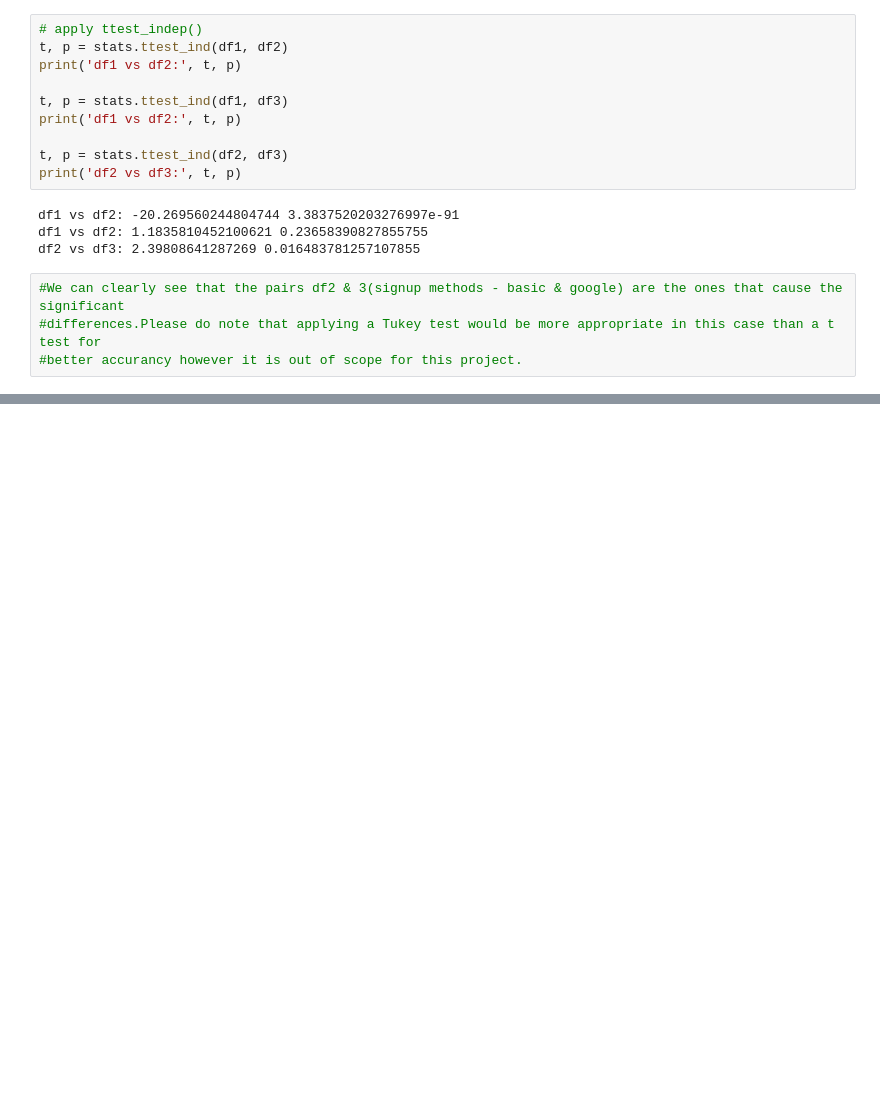
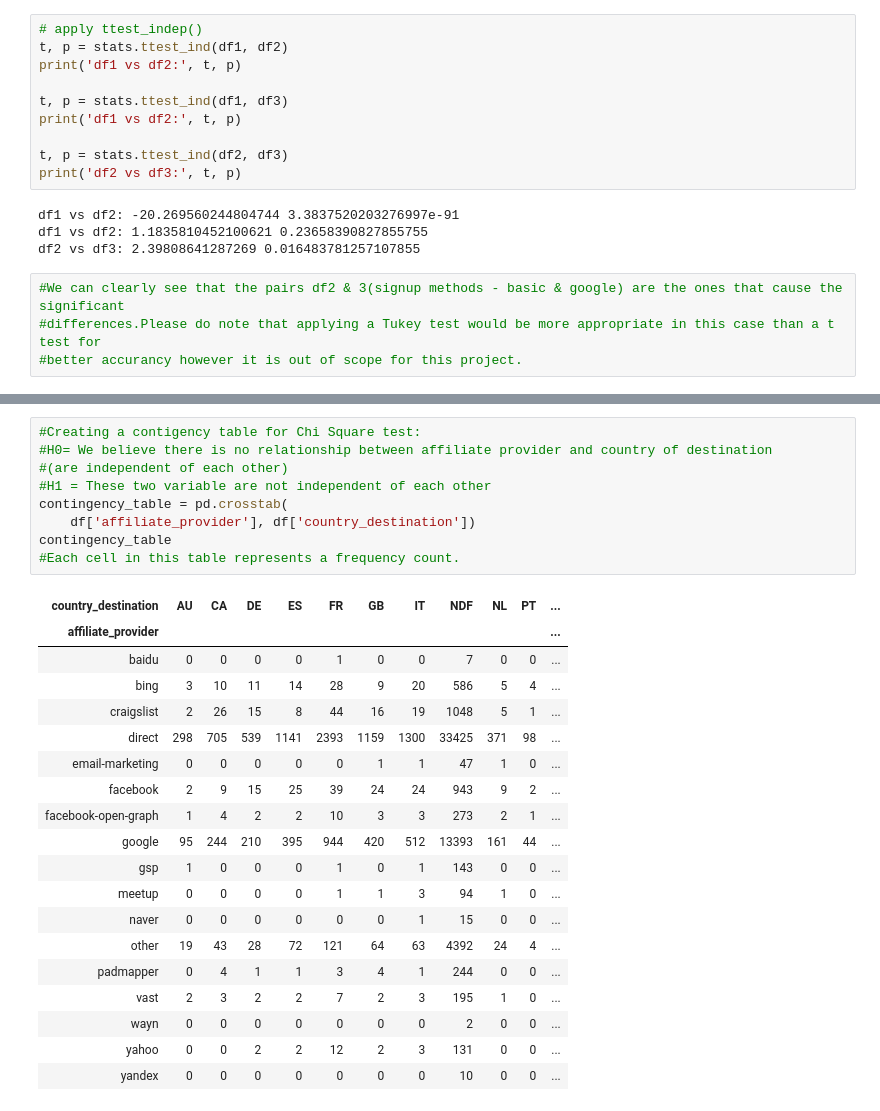
Before and after one commit to venkii83/Springboard, a Jupyter notebook: Capstone 1.ipynb, the cells around one changed output, grey strips where cells are left out. Saved outputs shown, nothing was run; the diff lists cells and outputs as text; blank space fills up the shorter version.

```diff
--- a/Capstone 1.ipynb
+++ b/Capstone 1.ipynb
@@ -396,0 +423,29 @@ stats.chi2_contingency(f_obs)[0:3]
+# %%
+#Creating a contigency table for Chi Square test:
+#H0= We believe there is no relationship between affiliate provider and country of destination
+#(are independent of each other)
+#H1 = These two variable are not independent of each other
+contingency_table = pd.crosstab(
+    df['affiliate_provider'], df['country_destination'])
+contingency_table
+#Each cell in this table represents a frequency count.
+# %% [output]
+| country_destination | AU | CA | DE | ES | FR | GB | IT | NDF | NL | PT | ... |
+| affiliate_provider |  |  |  |  |  |  |  |  |  |  | ... |
+| baidu | 0 | 0 | 0 | 0 | 1 | 0 | 0 | 7 | 0 | 0 | ... |
+| bing | 3 | 10 | 11 | 14 | 28 | 9 | 20 | 586 | 5 | 4 | ... |
+| craigslist | 2 | 26 | 15 | 8 | 44 | 16 | 19 | 1048 | 5 | 1 | ... |
+| direct | 298 | 705 | 539 | 1141 | 2393 | 1159 | 1300 | 33425 | 371 | 98 | ... |
+| email-marketing | 0 | 0 | 0 | 0 | 0 | 1 | 1 | 47 | 1 | 0 | ... |
+| facebook | 2 | 9 | 15 | 25 | 39 | 24 | 24 | 943 | 9 | 2 | ... |
+| facebook-open-graph | 1 | 4 | 2 | 2 | 10 | 3 | 3 | 273 | 2 | 1 | ... |
+| google | 95 | 244 | 210 | 395 | 944 | 420 | 512 | 13393 | 161 | 44 | ... |
+| gsp | 1 | 0 | 0 | 0 | 1 | 0 | 1 | 143 | 0 | 0 | ... |
+| meetup | 0 | 0 | 0 | 0 | 1 | 1 | 3 | 94 | 1 | 0 | ... |
+| naver | 0 | 0 | 0 | 0 | 0 | 0 | 1 | 15 | 0 | 0 | ... |
+| other | 19 | 43 | 28 | 72 | 121 | 64 | 63 | 4392 | 24 | 4 | ... |
+| padmapper | 0 | 4 | 1 | 1 | 3 | 4 | 1 | 244 | 0 | 0 | ... |
+| vast | 2 | 3 | 2 | 2 | 7 | 2 | 3 | 195 | 1 | 0 | ... |
+| wayn | 0 | 0 | 0 | 0 | 0 | 0 | 0 | 2 | 0 | 0 | ... |
+| yahoo | 0 | 0 | 2 | 2 | 12 | 2 | 3 | 131 | 0 | 0 | ... |
+| yandex | 0 | 0 | 0 | 0 | 0 | 0 | 0 | 10 | 0 | 0 | ... |
```
Also changed, not shown: parts of 25 cells of this notebook.
